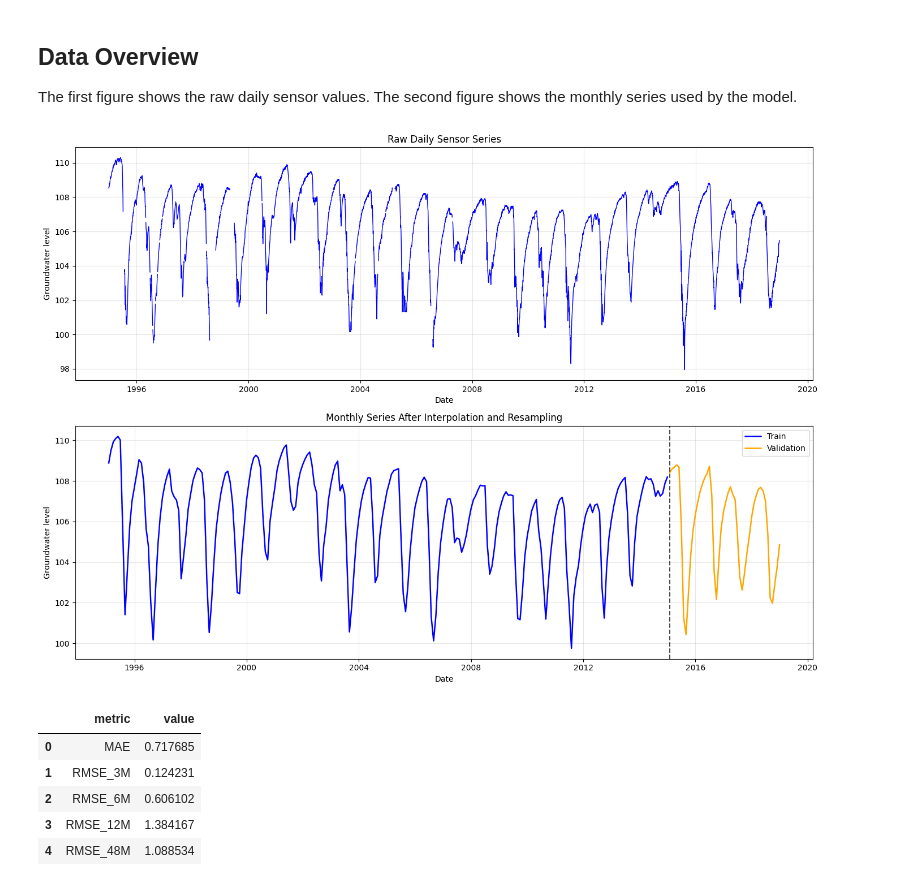
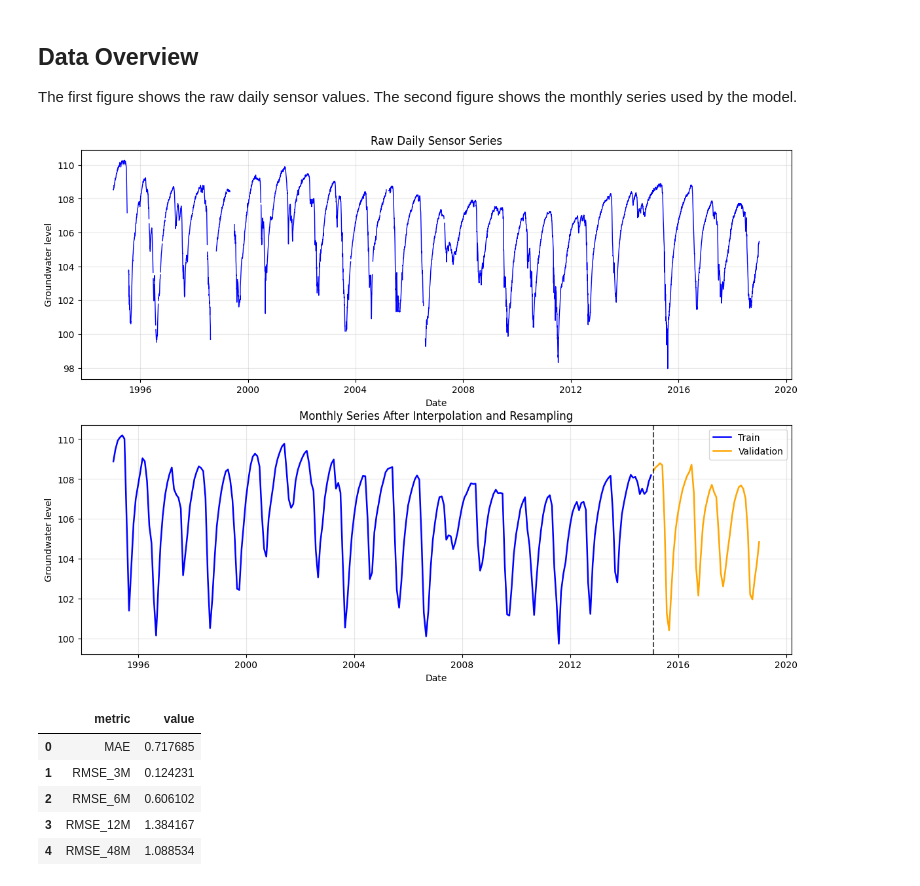
Before and after one commit to KylianLeplant/FinalLab, a Jupyter notebook: final_forecast.ipynb, the cells around one changed output. Cells and saved outputs as stored; diff of their text form; code cells hidden in the pictures.

```diff
--- a/final_forecast.ipynb
+++ b/final_forecast.ipynb
@@ -99,25 +99,24 @@ The first figure shows the raw daily sensor values. The second figure shows the
 # %%
 fig, axes = plt.subplots(2, 1, figsize=(14, 10), sharex=False)
 
 axes[0].plot(raw_daily['date'], raw_daily['target'], color='blue', linewidth=1.0)
 axes[0].set_title('Raw Daily Sensor Series')
 axes[0].set_xlabel('Date')
 axes[0].set_ylabel('Groundwater level')
 axes[0].grid(alpha=0.3)
 
 axes[1].plot(train_series.index, train_series.values, color='blue', label='Train', linewidth=1.8)
 axes[1].plot(valid_series.index, valid_series.values, color='orange', label='Validation', linewidth=1.8)
 axes[1].axvline(valid_series.index[0], color='black', linestyle='--', alpha=0.7)
 axes[1].set_title('Monthly Series After Interpolation and Resampling')
 axes[1].set_xlabel('Date')
 axes[1].set_ylabel('Groundwater level')
 axes[1].legend()
 axes[1].grid(alpha=0.3)
 
-plt.tight_layout()
 plt.show()
 # %% [output]
-[figure, old version]
+[figure, new version]
 # %%
 X_train, y_train = build_training_data(train_series)
 # Scikit-learn does most of the work for us here !
```
Also changed, not shown: parts of 5 cells of this notebook.
